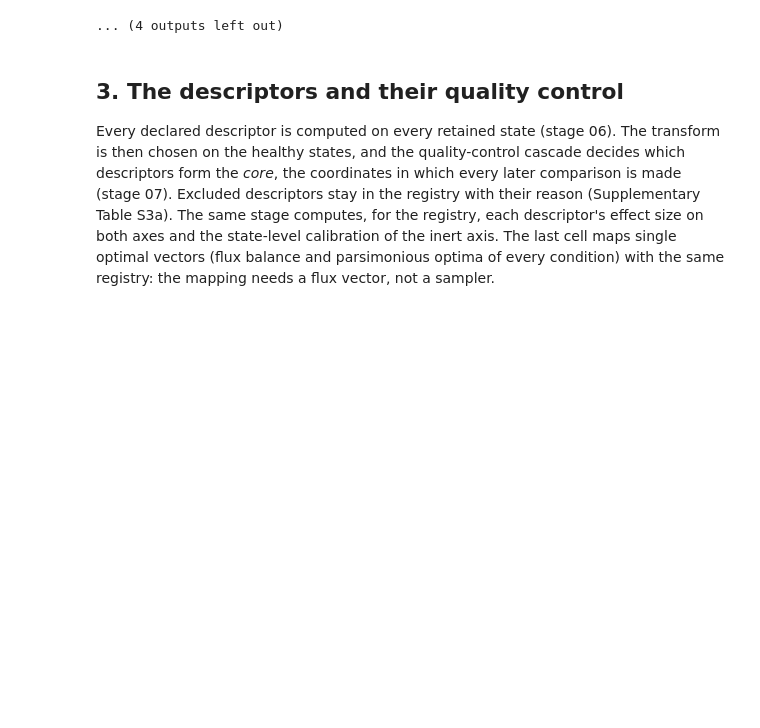
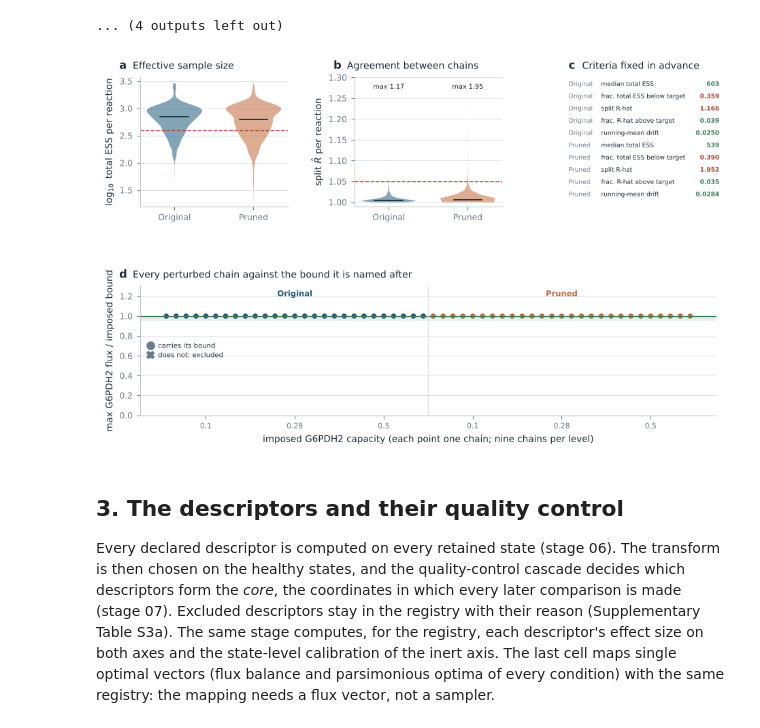
Before and after one commit to GIMIudg/GIMIpapers, a Jupyter notebook: flux2features/notebook/metabolic_flux_phenotyping.ipynb, the cells around one changed output. Cells and saved outputs as stored; diff of their text form; code cells hidden in the pictures; blank space fills up the shorter version.

```diff
--- a/flux2features/notebook/metabolic_flux_phenotyping.ipynb
+++ b/flux2features/notebook/metabolic_flux_phenotyping.ipynb
@@ -5816,7 +5857,7 @@ model: 1408 metabolites x 2580 reactions
 | 4 | median running-mean drift over th... | <= 0.05 | 0.0257 | True |
 ... (4 outputs left out)
 # %%
-"""Supplementary Figure S1 — sampling diagnostics and constraint integrity."""
+"""Supplementary Figure S2 — sampling diagnostics and constraint integrity."""
 
 
 def figure_s1(out: Path) -> None:
@@ -5925,7 +5966,7 @@ def figure_s1(out: Path) -> None:
                            Line2D([], [], marker="X", ls="", color=MUTED, ms=6,
                                   label="does not: excluded")], fontsize=5.6, loc="center left")
         panel_label(ax, "d", "Every perturbed chain against the bound it is named after")
-    save(fig, out / "FigureS1_sampling_and_integrity")
+    save(fig, out / "FigureS2_sampling_and_integrity")
 # %%
 """Figure 2 — the two models, the design, and what a single optimum misses.
 
@@ -6043,7 +6084,9 @@ def figure_models(out: Path) -> None:
     _optima_row(fig, outer[1], "c")
     save(fig, out / "Figure2_models_and_design")
 # %%
-draw_figure(figure_s1, "FigureS1_sampling_and_integrity")
+draw_figure(figure_s1, "FigureS2_sampling_and_integrity")
+# %% [output]
+[figure, added]
 # %% [markdown]
 ## 3. The descriptors and their quality control
 
```
Also changed, not shown: parts of 35 cells of this notebook, 42 other files.
